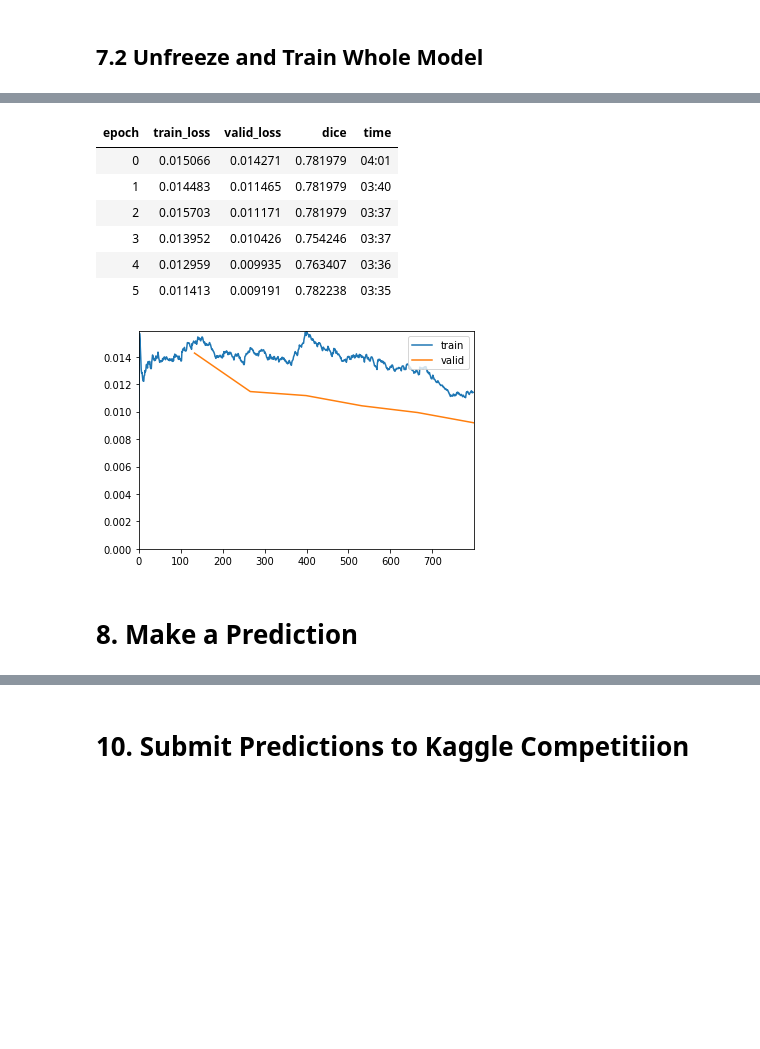
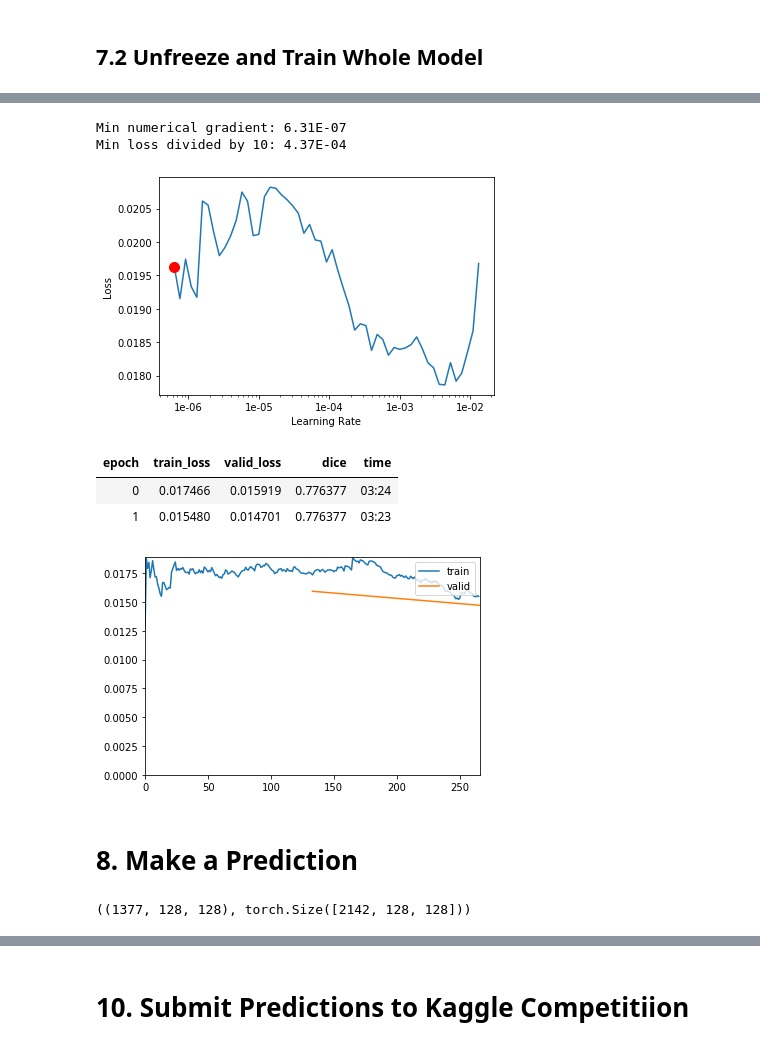
Before and after one commit to gnoparus/bualabs, a Jupyter notebook: nbs/03b-image-segmentation-siim-acr-pneumothorax-segmentation.ipynb, the cells around one changed output, grey strips where cells are left out. Cells and saved outputs as stored; diff of their text form; code cells hidden in the pictures; blank space fills up the shorter version.

```diff
--- a/nbs/03b-image-segmentation-siim-acr-pneumothorax-segmentation.ipynb
+++ b/nbs/03b-image-segmentation-siim-acr-pneumothorax-segmentation.ipynb
@@ -226,6 +248,6 @@ plt.imshow(mask_rgba)
 # %%
 start = 123   # Starting index of images
-num_img = 4 # Total number of images to show
+num_img = 3 # Total number of images to show
 # %%
 df = pd.read_csv(data_path2/'train-rle.csv', index_col=0)
 df.head()
@@ -341,8 +359,8 @@ LR Finder is complete, type {learner_name}.recorder.plot() to see the graph.
 # %% [markdown]
 ## 7.1 Train Last Layer
 # %%
-lr = 3e-2
+lr = 1e-2
 # %%
-learn.fit_one_cycle(2, max_lr=lr, wd=1e-1, pct_start=0.8)
+learn.fit_one_cycle(1, max_lr=lr, wd=3e-2, pct_start=0.8)
 # %% [output]
 | epoch | train_loss | valid_loss | dice | time |
@@ -367,16 +379,18 @@ LR Finder is complete, type {learner_name}.recorder.plot() to see the graph.
+# %%
+learn.recorder.plot(suggestion=True, skip_last=0)
+# %% [output]
+Min numerical gradient: 6.31E-07
+Min loss divided by 10: 4.37E-04
+[figure, added]
 # %%
-lr = slice(1e-6, 3e-3)
+lr = slice(1e-6, 1e-3)
 # %%
-learn.fit_one_cycle(6, max_lr=lr, wd=1e-1, pct_start=0.7)
+learn.fit_one_cycle(2, max_lr=lr, wd=3e-2, pct_start=0.7)
 # %% [output]
 | epoch | train_loss | valid_loss | dice | time |
-| 0 | 0.015066 | 0.014271 | 0.781979 | 04:01 |
-| 1 | 0.014483 | 0.011465 | 0.781979 | 03:40 |
-| 2 | 0.015703 | 0.011171 | 0.781979 | 03:37 |
-| 3 | 0.013952 | 0.010426 | 0.754246 | 03:37 |
-| 4 | 0.012959 | 0.009935 | 0.763407 | 03:36 |
-| 5 | 0.011413 | 0.009191 | 0.782238 | 03:35 |
+| 0 | 0.017466 | 0.015919 | 0.776377 | 03:24 |
+| 1 | 0.015480 | 0.014701 | 0.776377 | 03:23 |
-[figure, old version]
+[figure, new version]
 # %% [markdown]
 # 8. Make a Prediction
 # %%
@@ -384,6 +398,10 @@ learn.fit_one_cycle(6, max_lr=lr, wd=1e-1, pct_start=0.7)
 preds, ys = learn.get_preds()
 preds = preds[:,1,...]
 ys = ys.squeeze()
+# %%
+preds.shape, ys.shape
+# %% [output]
+((1377, 128, 128), torch.Size([2142, 128, 128]))
 # %%
 def dice_overall(preds, targs):
     n = preds.shape[0]
```
Also changed, not shown: parts of 16 cells of this notebook.
